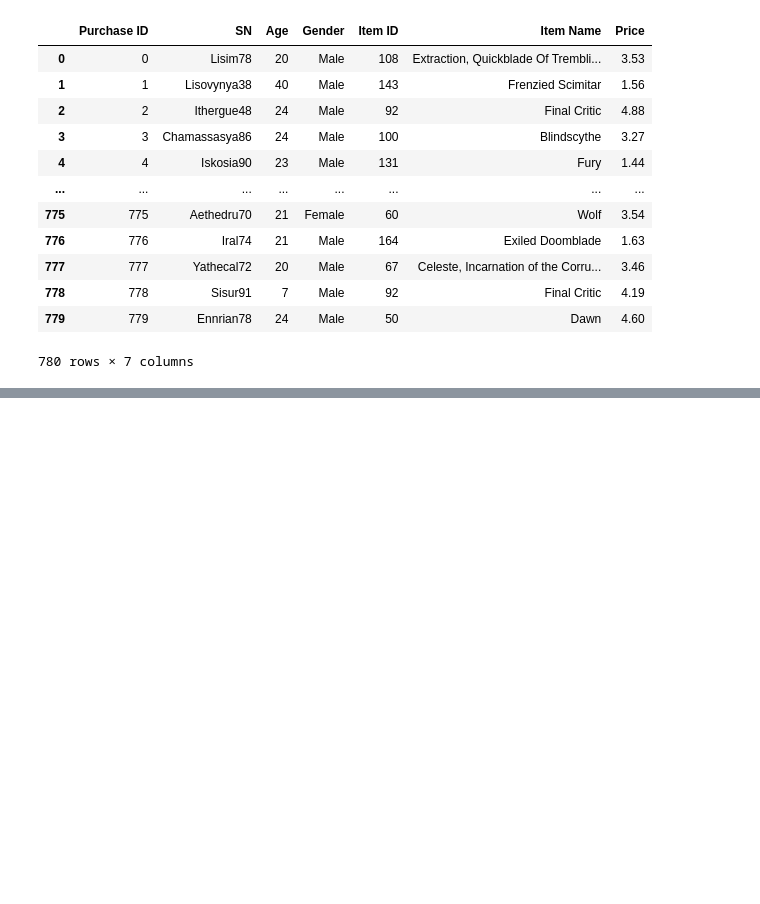
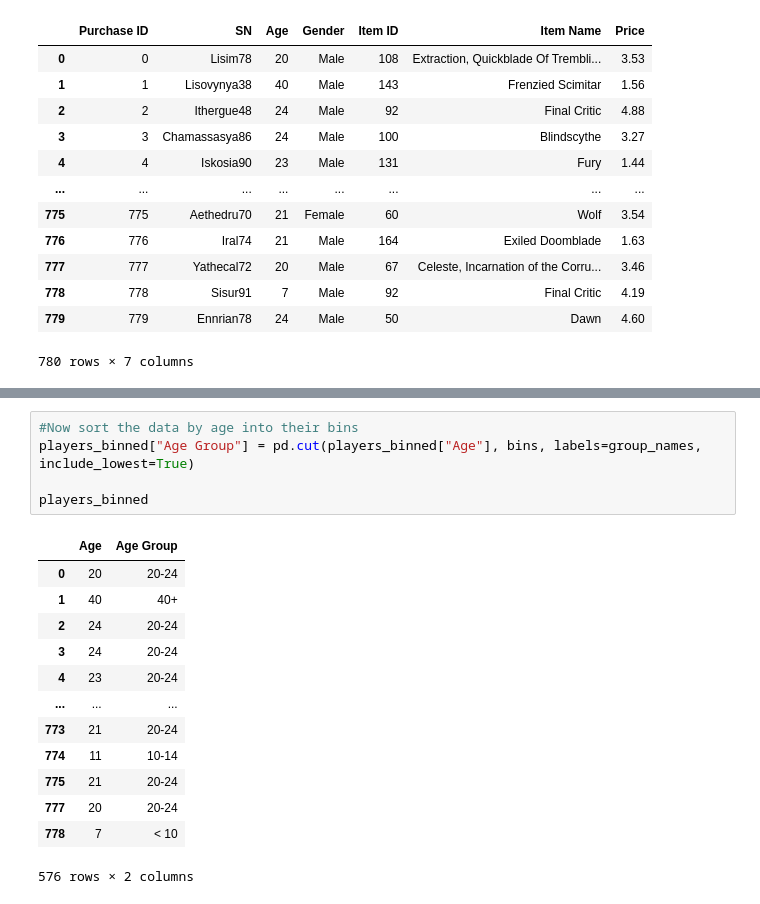
Before and after one commit to LexiJess/Pandas_Challenge, a Jupyter notebook: HeroesOfPymoli/HeroesOfPymoli_Jupyter.ipynb, the cells around one changed output, grey strips where cells are left out. Cells and saved outputs as stored; diff of their text form; blank space fills up the shorter version.

```diff
--- a/HeroesOfPymoli/HeroesOfPymoli_Jupyter.ipynb
+++ b/HeroesOfPymoli/HeroesOfPymoli_Jupyter.ipynb
@@ -252,0 +277,19 @@ purchase_count
+# %%
+#Now sort the data by age into their bins
+players_binned["Age Group"] = pd.cut(players_binned["Age"], bins, labels=group_names, include_lowest=True)
+
+players_binned
+# %% [output]
+|  | Age | Age Group |
+| 0 | 20 | 20-24 |
+| 1 | 40 | 40+ |
+| 2 | 24 | 20-24 |
+| 3 | 24 | 20-24 |
+| 4 | 23 | 20-24 |
+| ... | ... | ... |
+| 773 | 21 | 20-24 |
+| 774 | 11 | 10-14 |
+| 775 | 21 | 20-24 |
+| 777 | 20 | 20-24 |
+| 778 | 7 | < 10 |
+576 rows × 2 columns
```
Also changed, not shown: parts of 6 cells of this notebook.
